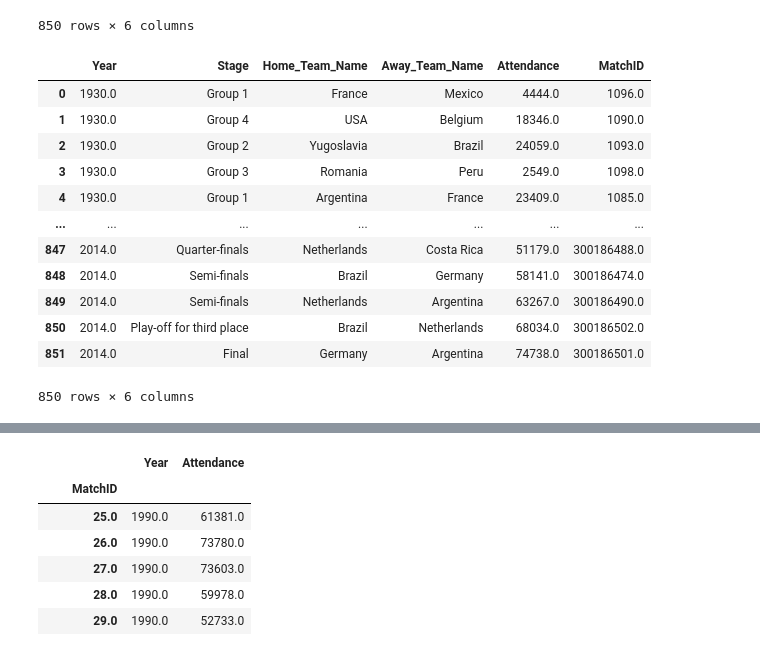
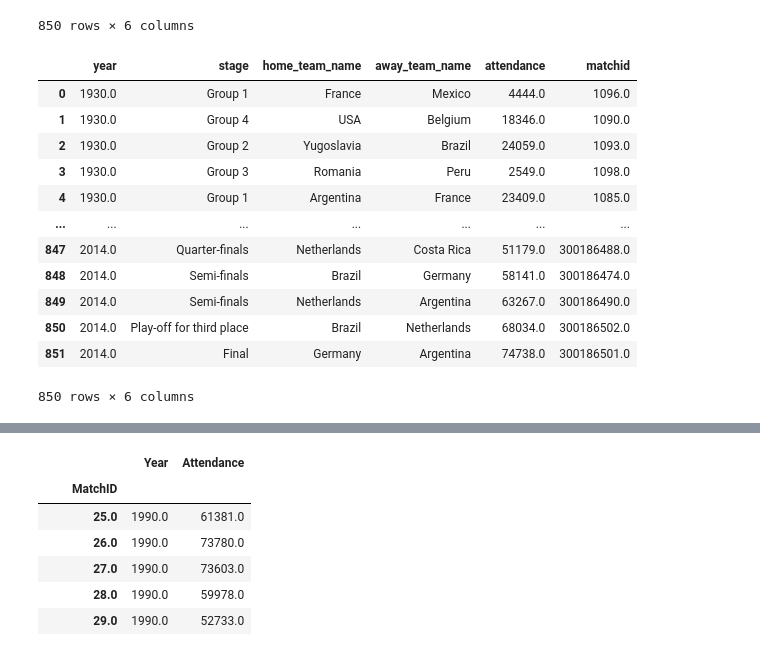
Before and after one commit to Tabassum1985/Project-3, a Jupyter notebook: main-version2.ipynb, the cells around one changed output, grey strips where cells are left out. Cells and saved outputs as stored; diff of their text form; code cells hidden in the pictures.

```diff
--- a/main-version2.ipynb
+++ b/main-version2.ipynb
@@ -75,9 +77,10 @@ visualization1_df
 # %%
 # Rename columns
 renamed_visualization1_df = visualization1_df.rename(columns={'Home Team Name': 'Home_Team_Name', 'Away Team Name': 'Away_Team_Name'})
+renamed_visualization1_df.columns = renamed_visualization1_df.columns.str.lower()
 renamed_visualization1_df
 # %% [output]
-|  | Year | Stage | Home_Team_Name | Away_Team_Name | Attendance | MatchID |
+|  | year | stage | home_team_name | away_team_name | attendance | matchid |
 | 0 | 1930.0 | Group 1 | France | Mexico | 4444.0 | 1096.0 |
 | 1 | 1930.0 | Group 4 | USA | Belgium | 18346.0 | 1090.0 |
 | 2 | 1930.0 | Group 2 | Yugoslavia | Brazil | 24059.0 | 1093.0 |
```
Also changed, not shown: parts of 12 cells of this notebook.
